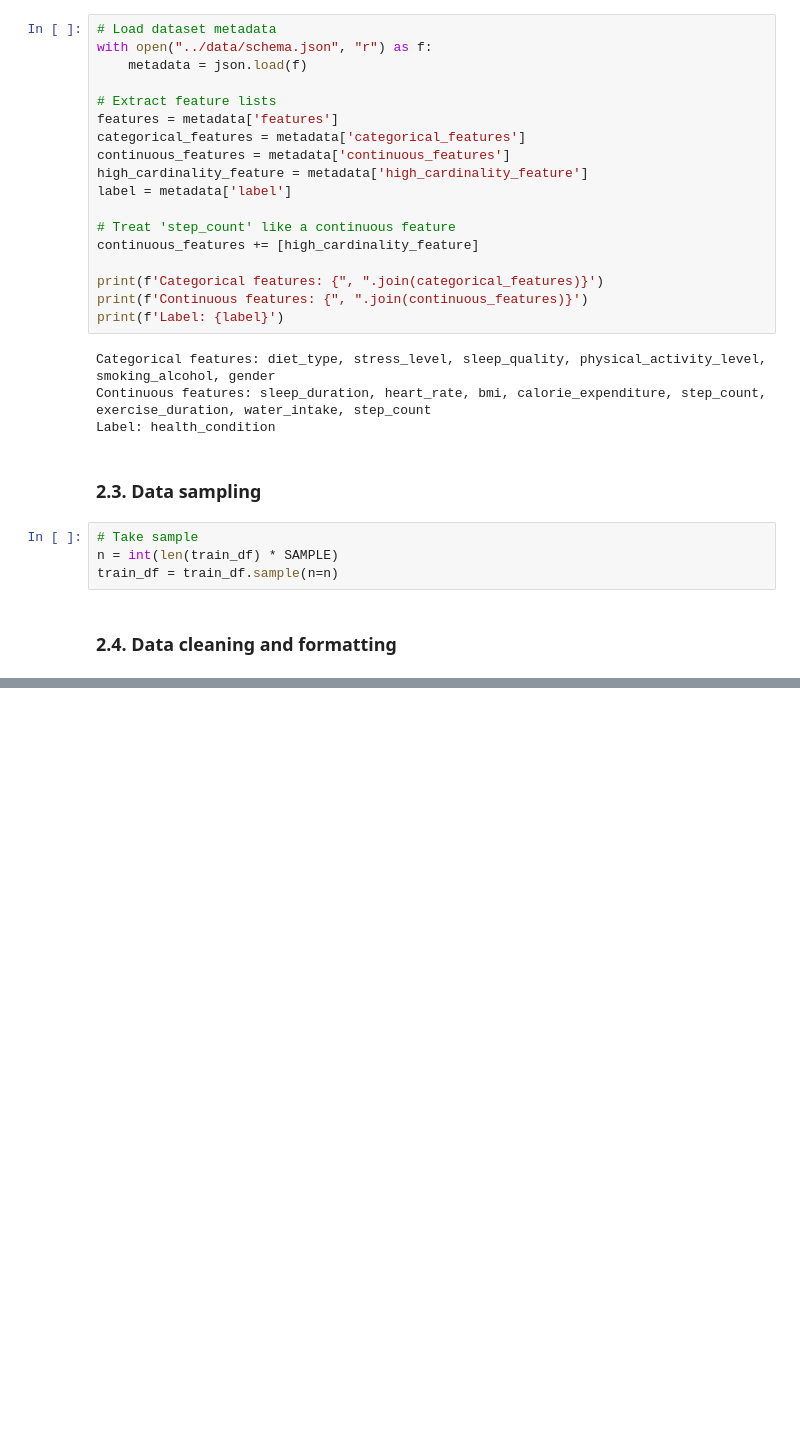
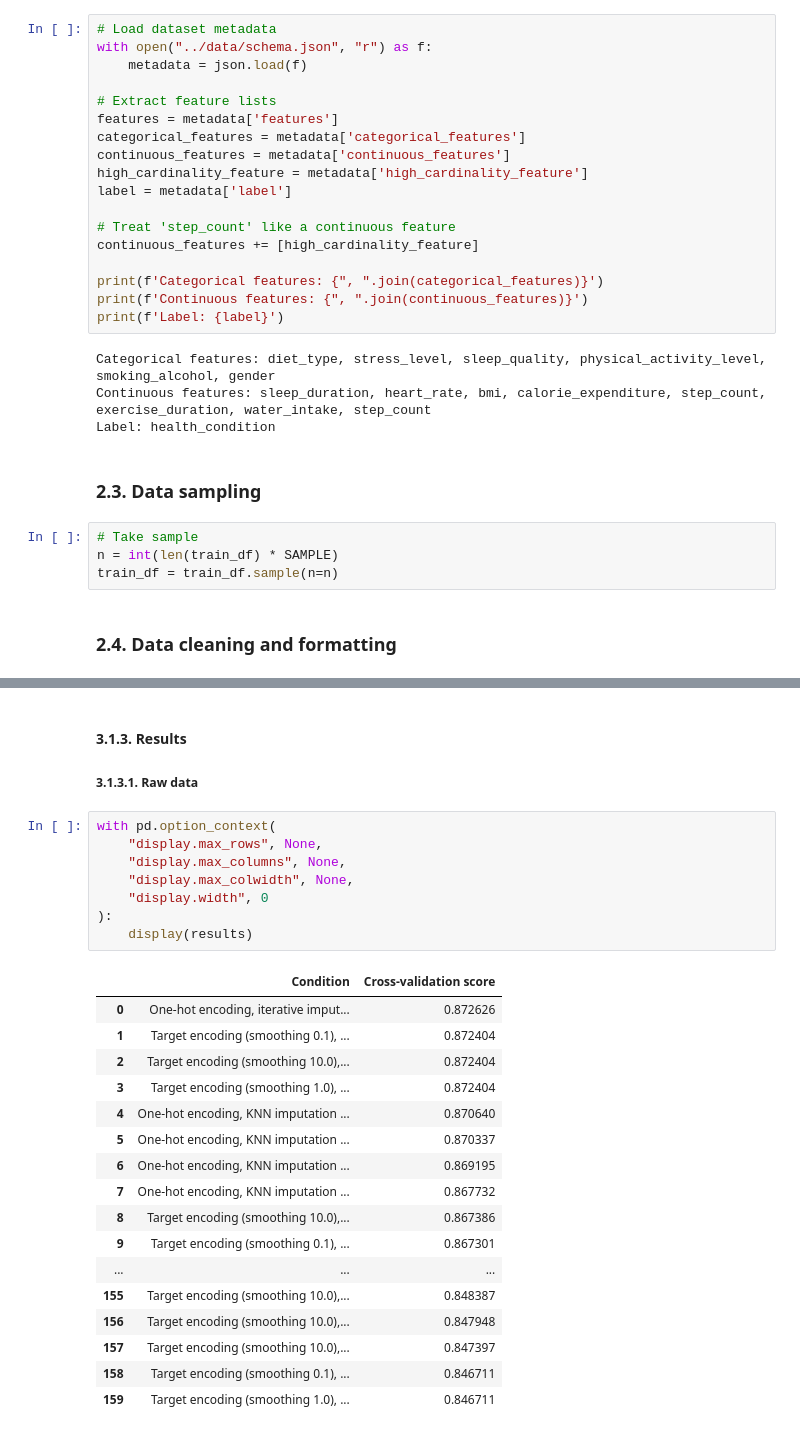
Before and after one commit to gperdrizet/student-health-risk, a Jupyter notebook: notebooks/02-data-preprocessing.ipynb, the cells around one changed output, grey strips where cells are left out. Drawn from its saved outputs; the diff is of its cells as text; blank space fills up the shorter version.

```diff
--- a/notebooks/02-data-preprocessing.ipynb
+++ b/notebooks/02-data-preprocessing.ipynb
@@ -785,0 +236,30 @@ Evaluating condition: One-hot encoding, KNN imputation (3 neighbors), -indicator
+# %% [markdown]
+#### 3.1.3. Results
+
+##### 3.1.3.1. Raw data
+# %%
+with pd.option_context(
+    "display.max_rows", None,
+    "display.max_columns", None,
+    "display.max_colwidth", None,
+    "display.width", 0
+):
+    display(results)
+# %% [output]
+|  | Condition | Cross-validation score |
+| 0 | One-hot encoding, iterative imput... | 0.872626 |
+| 1 | Target encoding (smoothing 0.1), ... | 0.872404 |
+| 2 | Target encoding (smoothing 10.0),... | 0.872404 |
+| 3 | Target encoding (smoothing 1.0), ... | 0.872404 |
+| 4 | One-hot encoding, KNN imputation ... | 0.870640 |
+| 5 | One-hot encoding, KNN imputation ... | 0.870337 |
+| 6 | One-hot encoding, KNN imputation ... | 0.869195 |
+| 7 | One-hot encoding, KNN imputation ... | 0.867732 |
+| 8 | Target encoding (smoothing 10.0),... | 0.867386 |
+| 9 | Target encoding (smoothing 0.1), ... | 0.867301 |
+| ... | ... | ... |
+| 155 | Target encoding (smoothing 10.0),... | 0.848387 |
+| 156 | Target encoding (smoothing 10.0),... | 0.847948 |
+| 157 | Target encoding (smoothing 10.0),... | 0.847397 |
+| 158 | Target encoding (smoothing 0.1), ... | 0.846711 |
+| 159 | Target encoding (smoothing 1.0), ... | 0.846711 |
```
Also changed, not shown: parts of 37 cells of this notebook, 7 other files.
